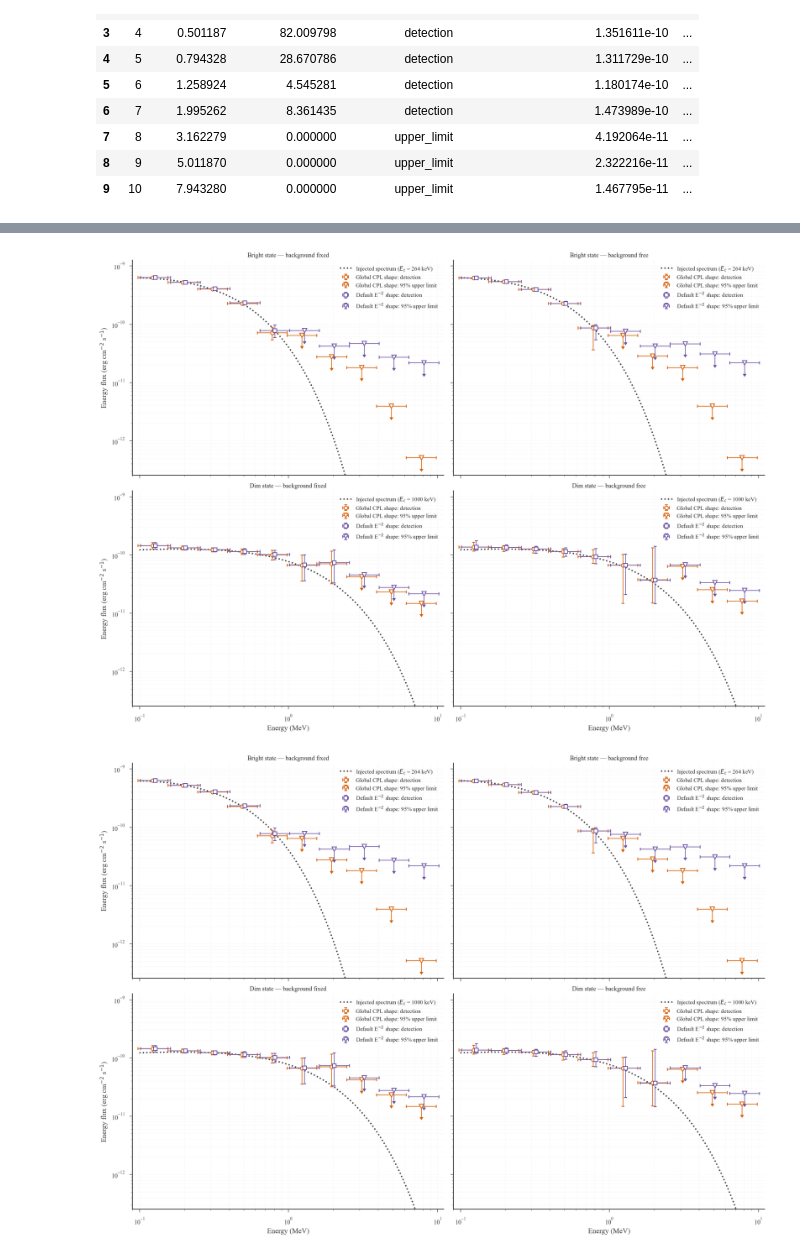
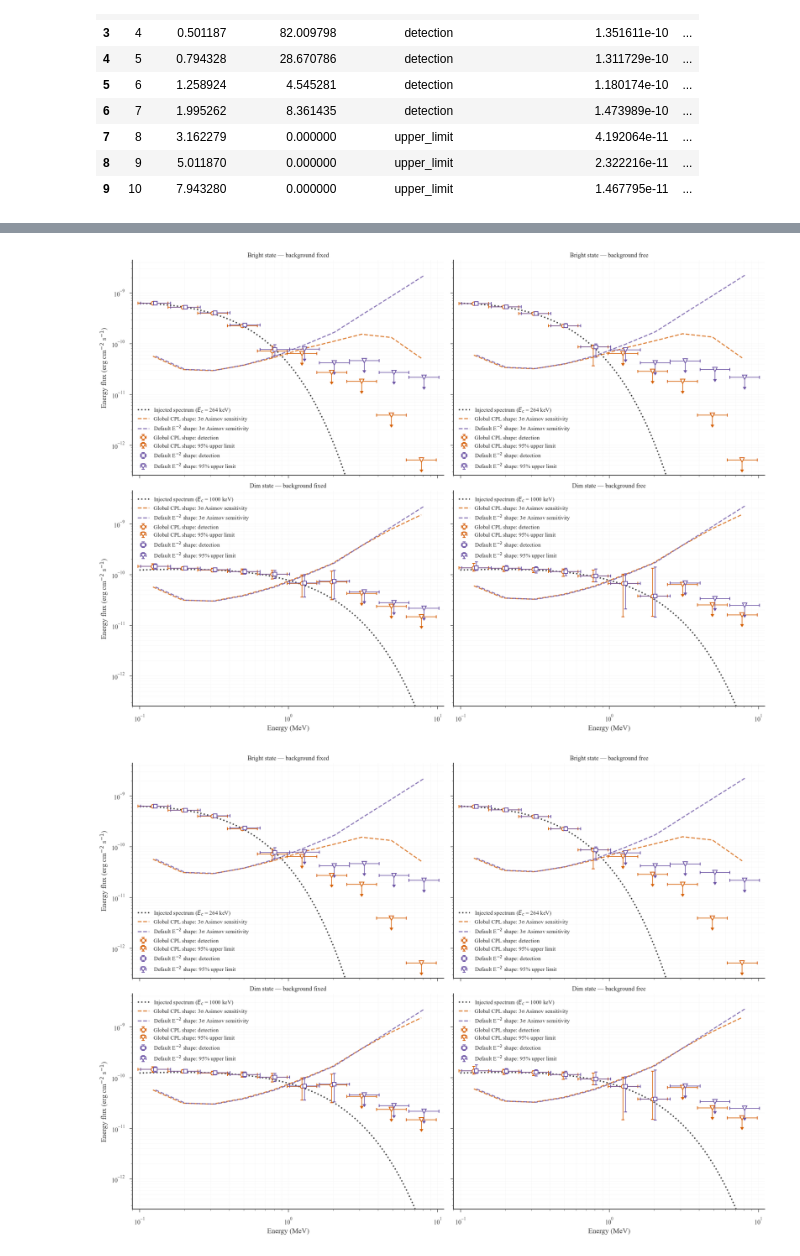
Before and after one commit to parshadkp/cosipy, a Jupyter notebook: docs/tutorials/spectral_fits/continuum_fit/AGN/Fluctuate_True/NGC4151_Paper_Plots_TH_Dim_Bright_BinnedSED_Comparison_Fluctuate_True.ipynb, the cells around one changed output, grey strips where cells are left out. Saved outputs shown, nothing was run; the diff lists cells and outputs as text; code cells hidden in the pictures.

Commit message:
Paper Plots Comparisons

```diff
--- a/docs/tutorials/spectral_fits/continuum_fit/AGN/Fluctuate_True/NGC4151_Paper_Plots_TH_Dim_Bright_BinnedSED_Comparison_Fluctuate_True.ipynb
+++ b/docs/tutorials/spectral_fits/continuum_fit/AGN/Fluctuate_True/NGC4151_Paper_Plots_TH_Dim_Bright_BinnedSED_Comparison_Fluctuate_True.ipynb
@@ -447,6 +447,8 @@ thermal_cosi_sed_df = fit_global_binned_sed(
     global_results=results_sed, global_plugin=cosi,
     source_name='source1', dr_path=dr,
     sc_orientation=sc_orientation, longitude_deg=l, latitude_deg=b,
+    calculate_upper3sigma=True, bayesian_ul_ts_threshold=1.0,
+    calculate_asimov_sensitivity=True,
     background_pseudocount=BACKGROUND_PSEUDOCOUNT, label='bright_24m',
 )
 thermal_cosi_sed_df = include_finite_upper_limits(thermal_cosi_sed_df)
@@ -470,6 +472,8 @@ thermal_cosi_sed_df_ec1000 = fit_global_binned_sed(
     global_results=results_sed_ec1000, global_plugin=cosi_ec1000,
     source_name='source2', dr_path=dr,
     sc_orientation=sc_orientation, longitude_deg=l, latitude_deg=b,
+    calculate_upper3sigma=True, bayesian_ul_ts_threshold=1.0,
+    calculate_asimov_sensitivity=True,
     background_pseudocount=BACKGROUND_PSEUDOCOUNT, label='dim_24m',
 )
 thermal_cosi_sed_df_ec1000 = include_finite_upper_limits(thermal_cosi_sed_df_ec1000)
@@ -571,6 +577,8 @@ for state, (global_result, global_plugin, source_name, existing_fixed_sed) in co
             label=f'{state.lower()}_{"pl2" if shape_name.startswith("default") else "global"}_{background_mode}_{exposure_4151}m',
             use_default_powerlaw_shape=shape_name.startswith('default'),
             free_background=background_mode == 'free',
+            calculate_upper3sigma=True, bayesian_ul_ts_threshold=1.0,
+            calculate_asimov_sensitivity=True,
         )
         cases[(shape_name, background_mode)] = include_finite_upper_limits(sed)
     sed_comparisons[state] = cases
@@ -673,6 +681,17 @@ display(upper_limit_diagnostics)
 | 30 | Dim | default E^-2 | free | 9 | 3.98107 | 5.011870 | 0.000000e+00 | 3.310215e-11 | ... |
 | 31 | Dim | default E^-2 | free | 10 | 6.30957 | 7.943280 | 0.000000e+00 | 2.451989e-11 | ... |
 # %%
+def _plot_asimov_sensitivity(ax, sed, *, color, shape_label, xshift):
+    threshold = sed['sed_asimov_sensitivity3sigma_erg_cm2_s'].to_numpy(dtype=float)
+    valid = np.isfinite(threshold) & (threshold > 0)
+    if not np.any(valid):
+        raise ValueError(f'No finite 3σ Asimov sensitivity for {shape_label}')
+    ax.plot(sed.loc[valid, 'e_ref_keV'] * KEV_TO_MEV * xshift,
+            threshold[valid], '--x', color=color, lw=2.0,
+            markersize=5, alpha=0.8, zorder=2,
+            label=f'{shape_label}: 3σ Asimov sensitivity')
+    return threshold[valid]
+
 def _plot_comparison_sed(ax, sed, *, color, marker, shape_label, xshift):
     detections, upper_limits = _split_sed_detections(sed)
     if not detections.empty:
@@ -719,39 +738,48 @@ for row, state in enumerate(('Bright', 'Dim')):
             label=f'Injected spectrum ($E_c$ = {injected_models[state][1]} keV)',
             zorder=1,
         )
+        _plot_asimov_sensitivity(
+            ax, sed_comparisons[state][('global', background_mode)],
+            color='#D55E00', shape_label='Global CPL shape', xshift=0.98,
+        )
         _plot_comparison_sed(
             ax, sed_comparisons[state][('global', background_mode)],
             color='#D55E00', marker='o', shape_label='Global CPL shape', xshift=0.98,
+        )
+        _plot_asimov_sensitivity(
+            ax, sed_comparisons[state][('default E^-2', background_mode)],
+            color='#6A51A3', shape_label='Default E$^{-2}$ shape', xshift=1.02,
         )
         _plot_comparison_sed(
             ax, sed_comparisons[state][('default E^-2', background_mode)],
             color='#6A51A3', marker='s', shape_label='Default E$^{-2}$ shape', xshift=1.02,
         )
         ax.set_xscale('log')
         ax.set_yscale('log')
         ax.set_xlim(0.09, 11)
         ax.set_title(f'{state} state — background {background_mode}')
         ax.grid(alpha=0.15, which='both')
         ax.legend(frameon=False, fontsize=11)
         if col == 0:
             ax.set_ylabel(r'Energy flux (erg cm$^{-2}$ s$^{-1}$)')
         if row == 1:
             ax.set_xlabel('Energy (MeV)')
 
 # Scale to the fitted points and bounds so the cutoff tail does not flatten the panels.
 plotted_sed_values = []
 for cases in sed_comparisons.values():
     for sed in cases.values():
         detections, upper_limits = _split_sed_detections(sed)
         plotted_sed_values.extend(detections['sed_erg_cm2_s'].to_numpy(dtype=float))
         plotted_sed_values.extend(upper_limits['sed_ul95_erg_cm2_s'].to_numpy(dtype=float))
+        plotted_sed_values.extend(sed['sed_asimov_sensitivity3sigma_erg_cm2_s'].to_numpy(dtype=float))
 plotted_sed_values = np.asarray(plotted_sed_values, dtype=float)
 plotted_sed_values = plotted_sed_values[np.isfinite(plotted_sed_values) & (plotted_sed_values > 0)]
 if plotted_sed_values.size:
     injected_peak = max(np.nanmax(values) for values in injected_sed.values())
     axes[0, 0].set_ylim(plotted_sed_values.min() / 2, max(plotted_sed_values.max(), injected_peak) * 2)
 
 display(fig)
 # %% [output]
-[figure, old version]
+[figure, new version]
-[figure, old version]
+[figure, new version]
```
Also changed, not shown: parts of 6 cells of this notebook, 3 other files.
